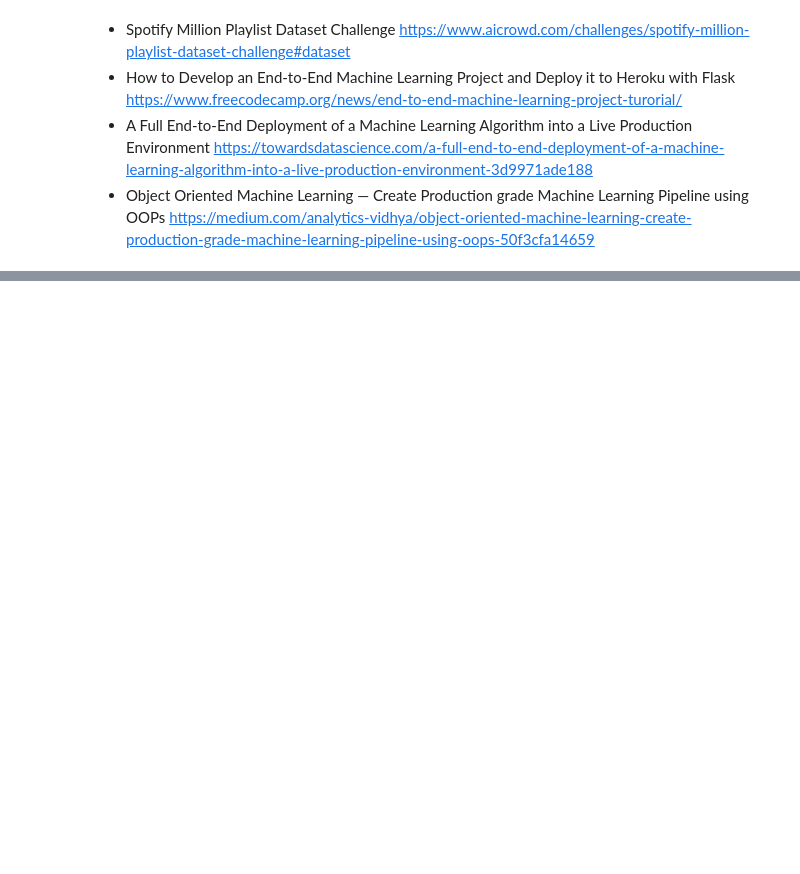
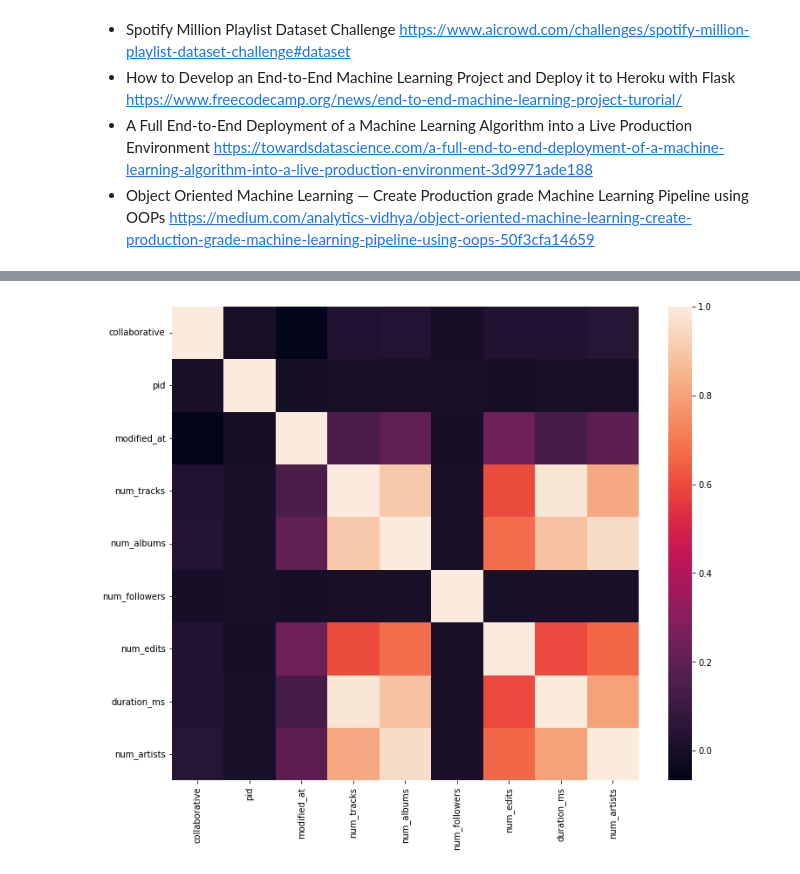
Before and after one commit to BorisovMaksim/Recommendation-system, a Jupyter notebook: EDA.ipynb, the cells around one changed output, grey strips where cells are left out. Saved outputs shown, nothing was run; the diff lists cells and outputs as text; code cells hidden in the pictures; blank space fills up the shorter version.

```diff
--- a/EDA.ipynb
+++ b/EDA.ipynb
@@ -110,0 +79,7 @@ TypeError: not all arguments converted during string formatting
+# %%
+import seaborn as sns
+
+sns.heatmap(df_playlist.corr())
+plt.show()
+# %% [output]
+[figure, added]
```
Also changed, not shown: parts of 20 cells of this notebook, 3 other files.
